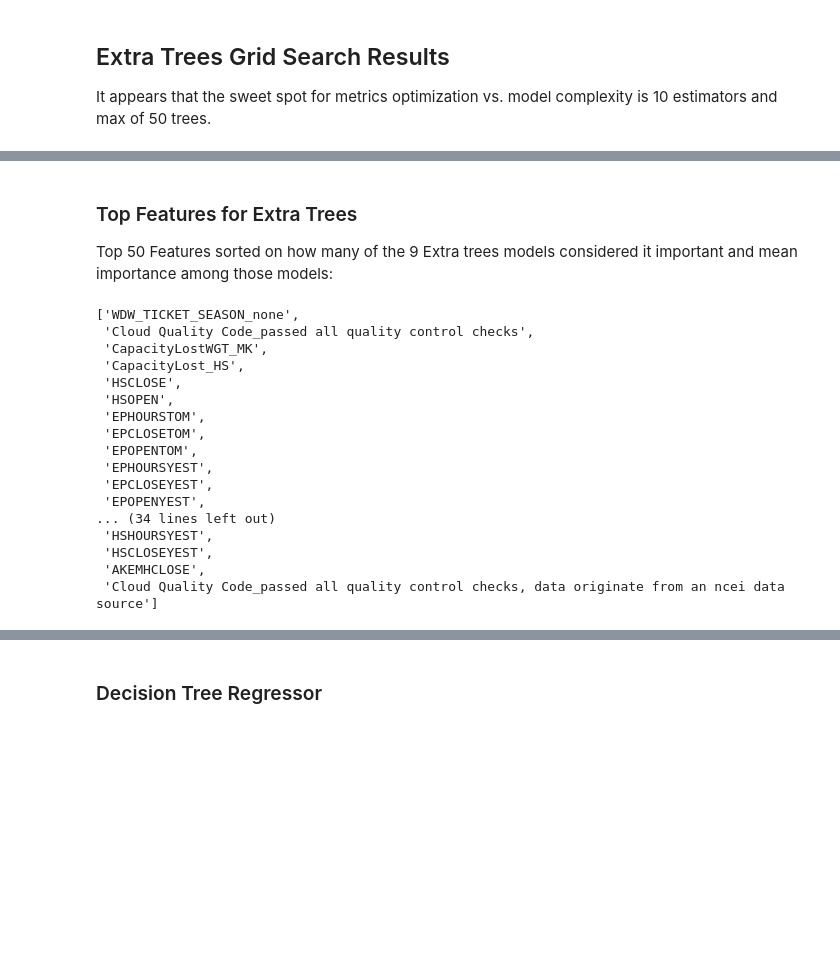
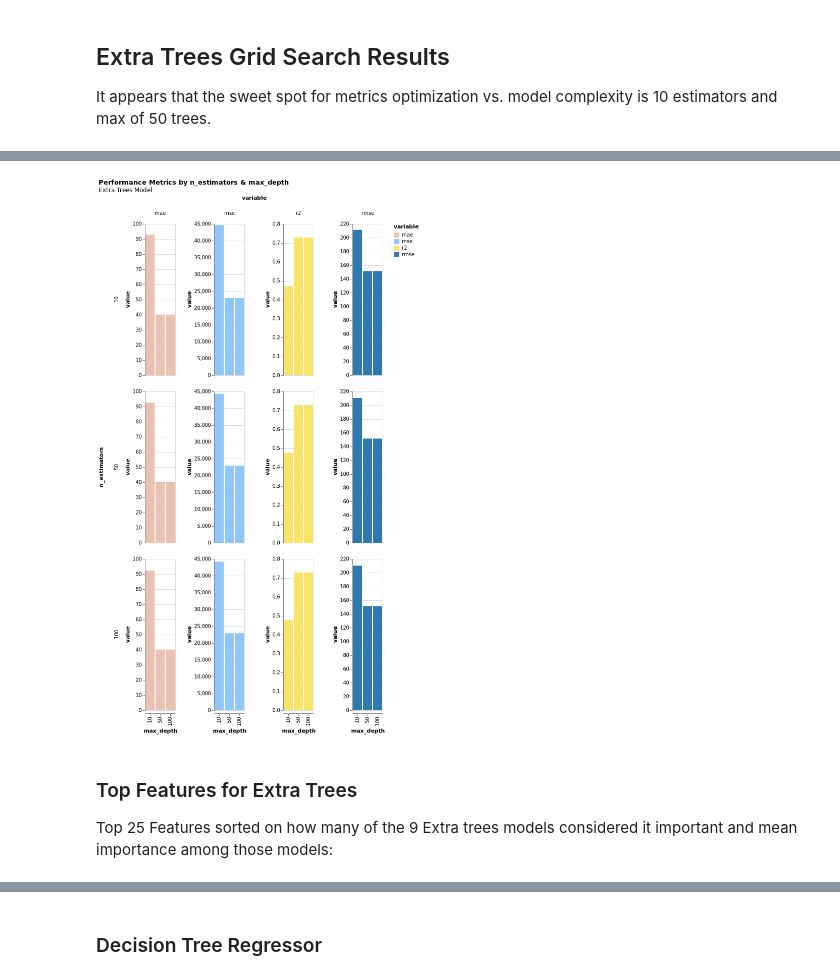
Before and after one commit to DisneyWorldWaitTimes/WaitTimeExplorationAndPrediction, a Jupyter notebook: notebooks/RegressionExploration.ipynb, the cells around one changed output, grey strips where cells are left out. Drawn from its saved outputs; the diff is of its cells as text; code cells hidden in the pictures; blank space fills up the shorter version.

```diff
--- a/notebooks/RegressionExploration.ipynb
+++ b/notebooks/RegressionExploration.ipynb
@@ -530,6 +523,6 @@ etMetricsChart = alt.Chart(etGridSearchResults).mark_bar().encode(
     }
 )
 
-save(etMetricsChart, '../reports/figures/GridSearchExtraTrees.html')
+save(etMetricsChart, '../reports/figures/GridSearchExtraTrees.png')
 etMetricsChart
 # %% [output]
@@ -537,27 +529,5 @@ etMetricsChart
+[figure, added]
 # %% [markdown]
 ### Top Features for Extra Trees
 
-Top 50 Features sorted on how many of the 9 Extra trees models considered it important and mean importance among those models:
+Top 25 Features sorted on how many of the 9 Extra trees models considered it important and mean importance among those models:
-# %%
-for x in et_feature_importance:
-    et_feature_importance[x]["mean_importance"] = np.mean(et_feature_importance[x]["importances"])
-
-sorted(et_feature_importance, key=lambda x: (-et_feature_importance[x]['count'], -et_feature_importance[x]["mean_importance"]))[:50]
-# %% [output]
-['WDW_TICKET_SEASON_none',
- 'Cloud Quality Code_passed all quality control checks',
- 'CapacityLostWGT_MK',
- 'CapacityLost_HS',
- 'HSCLOSE',
- 'HSOPEN',
- 'EPHOURSTOM',
- 'EPCLOSETOM',
- 'EPOPENTOM',
- 'EPHOURSYEST',
- 'EPCLOSEYEST',
- 'EPOPENYEST',
-... (34 lines left out)
- 'HSHOURSYEST',
- 'HSCLOSEYEST',
- 'AKEMHCLOSE',
- 'Cloud Quality Code_passed all quality control checks, data originate from an ncei data source']
```
Also changed, not shown: parts of 17 cells of this notebook, 50 other files.
